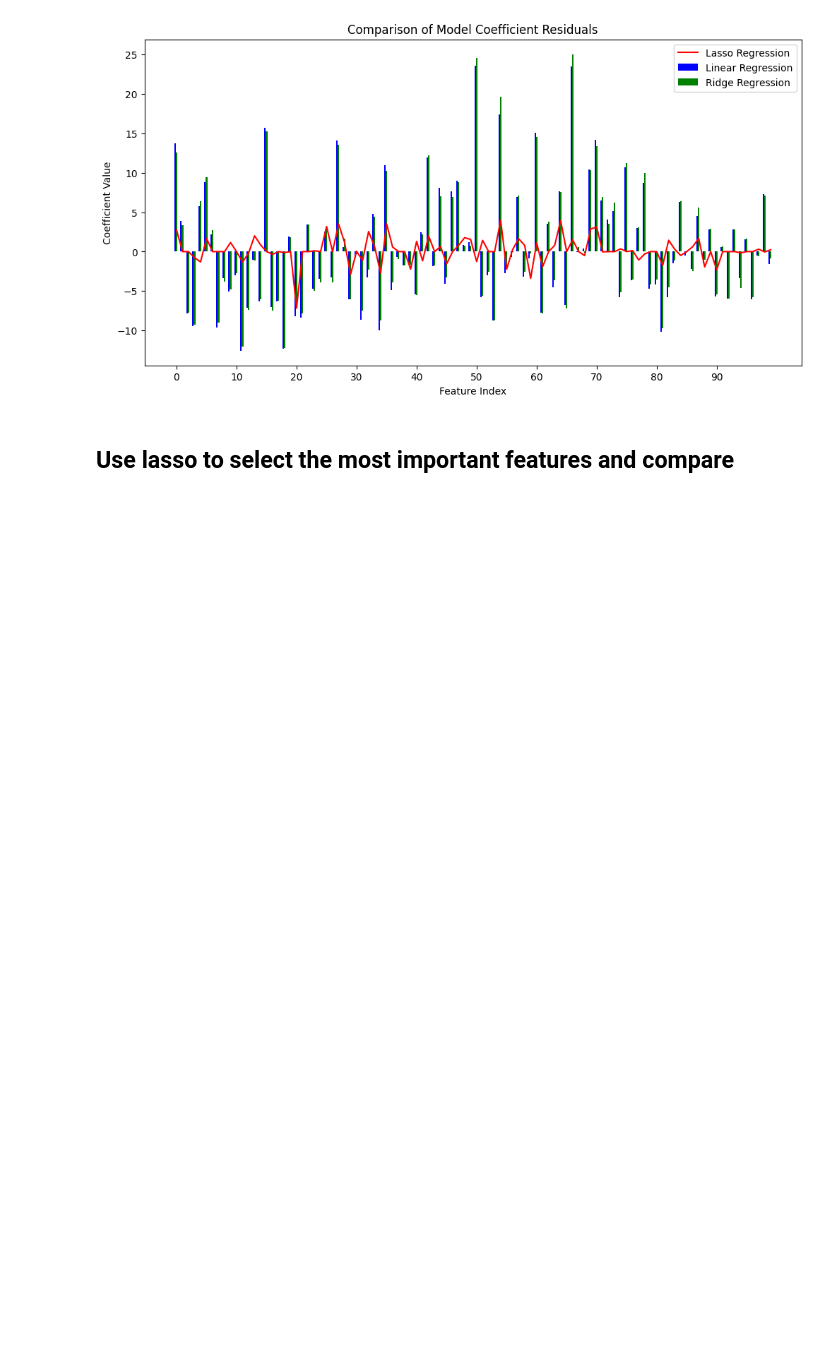
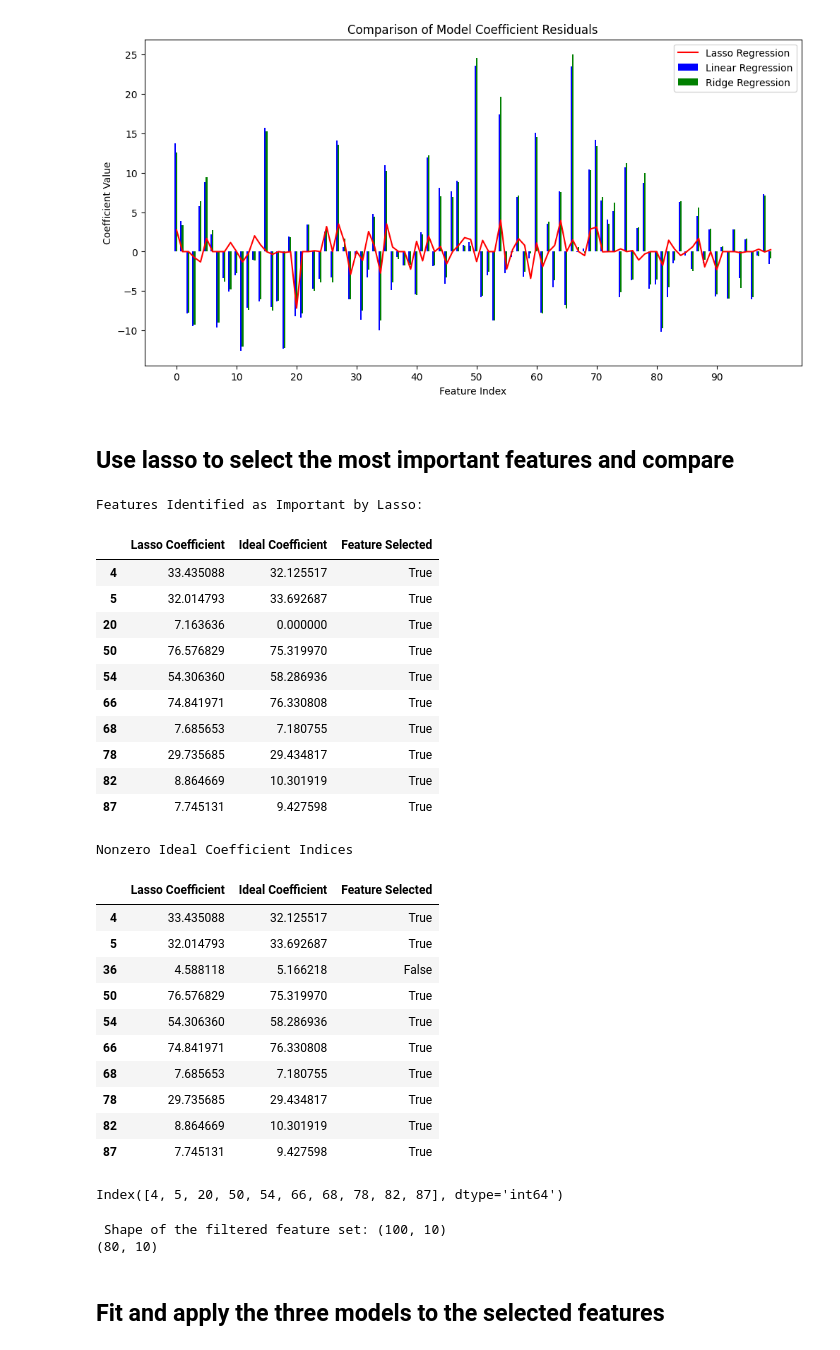
Before and after one commit to Tinonturja/MachineLearning, a Jupyter notebook: Regularization.ipynb, the cells around one changed output. Cells and saved outputs as stored; diff of their text form; code cells hidden in the pictures; blank space fills up the shorter version.

```diff
--- a/Regularization.ipynb
+++ b/Regularization.ipynb
@@ -344,3 +344,48 @@ plt.show()
 [figure]
 # %% [markdown]
 ## Use lasso to select the most important features and compare
+# %%
+threshold = 5
+
+# Create a dataframe containing the lasso model and ideal coeff
+
+feature_importance_df = pd.DataFrame(
+    {
+        'Lasso Coefficient': lasso_coeff,
+        'Ideal Coefficient': ideal_coef
+    }
+)
+
+feature_importance_df['Feature Selected'] = feature_importance_df['Lasso Coefficient'].abs() > threshold
+
+
+print("Features Identified as Important by Lasso:")
+display(feature_importance_df[feature_importance_df['Feature Selected']])
+
+print("\nNonzero Ideal Coefficient Indices")
+display(feature_importance_df[feature_importance_df['Ideal Coefficient']>0])
+# %% [output]
+Features Identified as Important by Lasso:
+|  | Lasso Coefficient | Ideal Coefficient | Feature Selected |
+| 4 | 33.435088 | 32.125517 | True |
+| 5 | 32.014793 | 33.692687 | True |
+| 20 | 7.163636 | 0.000000 | True |
+| 50 | 76.576829 | 75.319970 | True |
+| 54 | 54.306360 | 58.286936 | True |
+| 66 | 74.841971 | 76.330808 | True |
+| 68 | 7.685653 | 7.180755 | True |
+| 78 | 29.735685 | 29.434817 | True |
+| 82 | 8.864669 | 10.301919 | True |
+| 87 | 7.745131 | 9.427598 | True |
+Nonzero Ideal Coefficient Indices
+|  | Lasso Coefficient | Ideal Coefficient | Feature Selected |
+| 4 | 33.435088 | 32.125517 | True |
+| 5 | 32.014793 | 33.692687 | True |
+| 36 | 4.588118 | 5.166218 | False |
+| 50 | 76.576829 | 75.319970 | True |
+| 54 | 54.306360 | 58.286936 | True |
+| 66 | 74.841971 | 76.330808 | True |
+| 68 | 7.685653 | 7.180755 | True |
+| 78 | 29.735685 | 29.434817 | True |
+| 82 | 8.864669 | 10.301919 | True |
+| 87 | 7.745131 | 9.427598 | True |
@@ -346,0 +394,17 @@ plt.show()
+# %%
+important_features
+# %% [output]
+Index([4, 5, 20, 50, 54, 66, 68, 78, 82, 87], dtype='int64')
+# %%
+X_filtered = X[:, important_features]
+print(f" Shape of the filtered feature set: {X_filtered.shape}")
+
+# split the dataset
+X_train, X_test, y_train, y_test = train_test_split(X_filtered, y, test_size=0.2, random_state = 42)
+
+print(X_train.shape)
+# %% [output]
+ Shape of the filtered feature set: (100, 10)
+(80, 10)
+# %% [markdown]
+## Fit and apply the three models to the selected features
```
Also changed, not shown: parts of 4 cells of this notebook.
